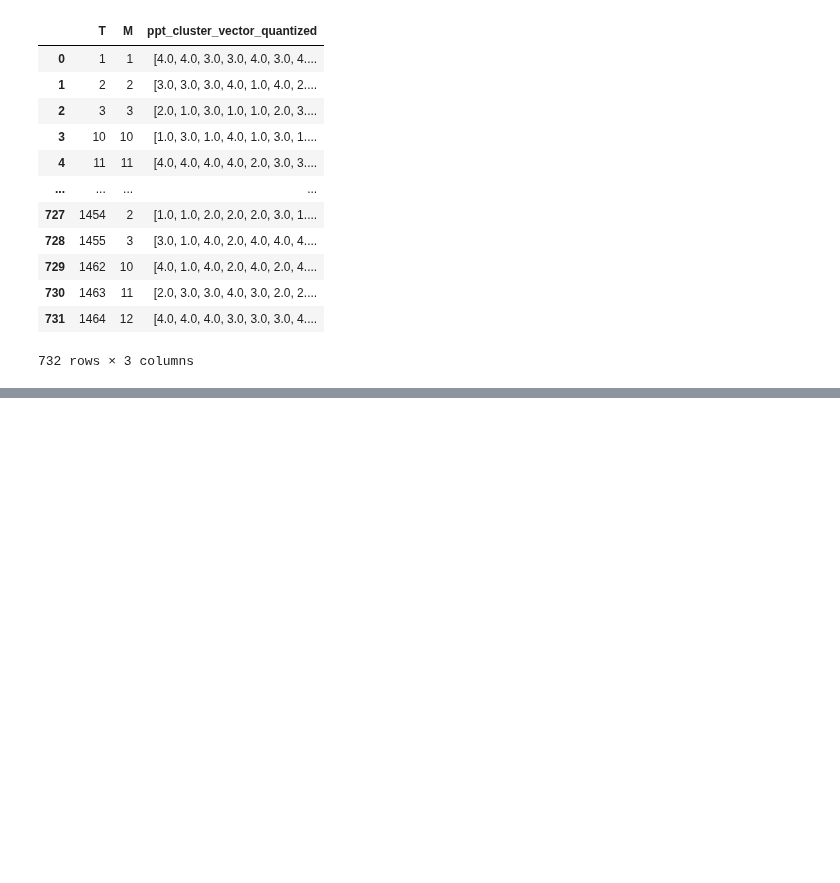
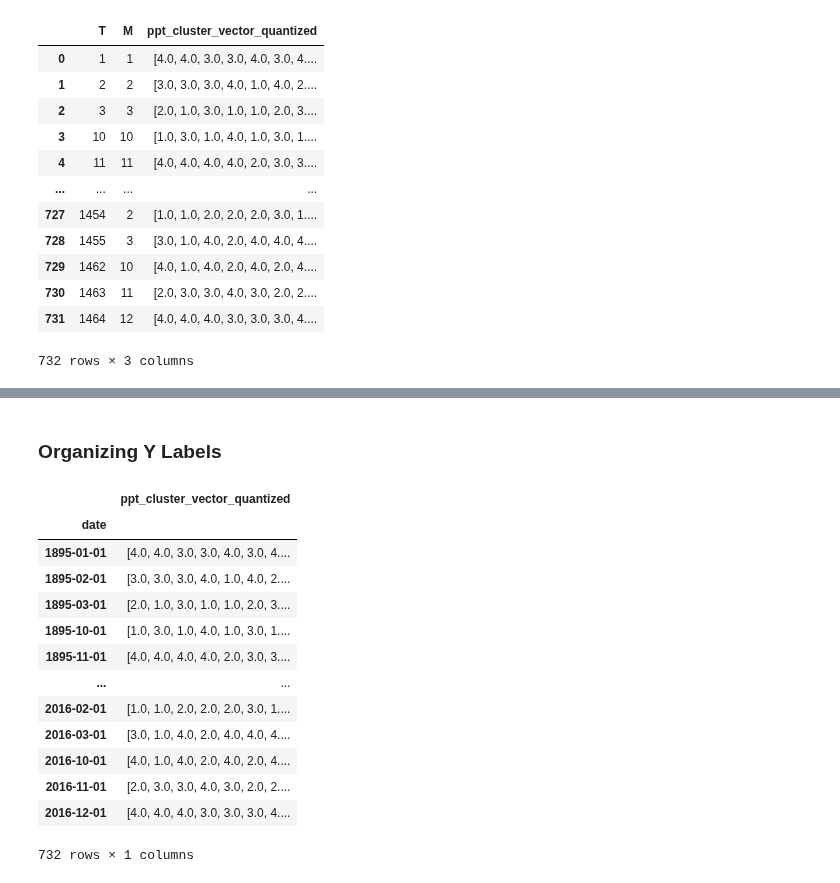
Before and after one commit to hwalters361/ML_rain_prediction, a Jupyter notebook: Introduction.ipynb, the cells around one changed output, grey strips where cells are left out. Drawn from its saved outputs; the diff is of its cells as text; code cells hidden in the pictures; blank space fills up the shorter version.

```diff
--- a/Introduction.ipynb
+++ b/Introduction.ipynb
@@ -360,0 +367,27 @@ df[["T", "M", "ppt_cluster_vector_quantized"]]
+# %% [markdown]
+### Organizing Y Labels
+# %%
+y_labels = df.loc[:,["Y", "M", "ppt_cluster_vector_quantized"]]
+y_labels = y_labels.rename(columns={"M": "month", "Y": "year"})
+y_labels["date"] = pd.to_datetime(y_labels[["month","year"]].assign(day=1))
+y_labels["date"] = y_labels['date']
+
+y_labels.drop(["month"], axis=1, inplace=True)
+y_labels.drop(["year"], axis=1, inplace=True)
+y_labels.set_index("date", inplace=True)
+y_labels
+# %% [output]
+|  | ppt_cluster_vector_quantized |
+| date |  |
+| 1895-01-01 | [4.0, 4.0, 3.0, 3.0, 4.0, 3.0, 4.... |
+| 1895-02-01 | [3.0, 3.0, 3.0, 4.0, 1.0, 4.0, 2.... |
+| 1895-03-01 | [2.0, 1.0, 3.0, 1.0, 1.0, 2.0, 3.... |
+| 1895-10-01 | [1.0, 3.0, 1.0, 4.0, 1.0, 3.0, 1.... |
+| 1895-11-01 | [4.0, 4.0, 4.0, 4.0, 2.0, 3.0, 3.... |
+| ... | ... |
+| 2016-02-01 | [1.0, 1.0, 2.0, 2.0, 2.0, 3.0, 1.... |
+| 2016-03-01 | [3.0, 1.0, 4.0, 2.0, 4.0, 4.0, 4.... |
+| 2016-10-01 | [4.0, 1.0, 4.0, 2.0, 4.0, 2.0, 4.... |
+| 2016-11-01 | [2.0, 3.0, 3.0, 4.0, 3.0, 2.0, 2.... |
+| 2016-12-01 | [4.0, 4.0, 4.0, 3.0, 3.0, 3.0, 4.... |
+732 rows × 1 columns
```
Also changed, not shown: parts of 4 cells of this notebook.
